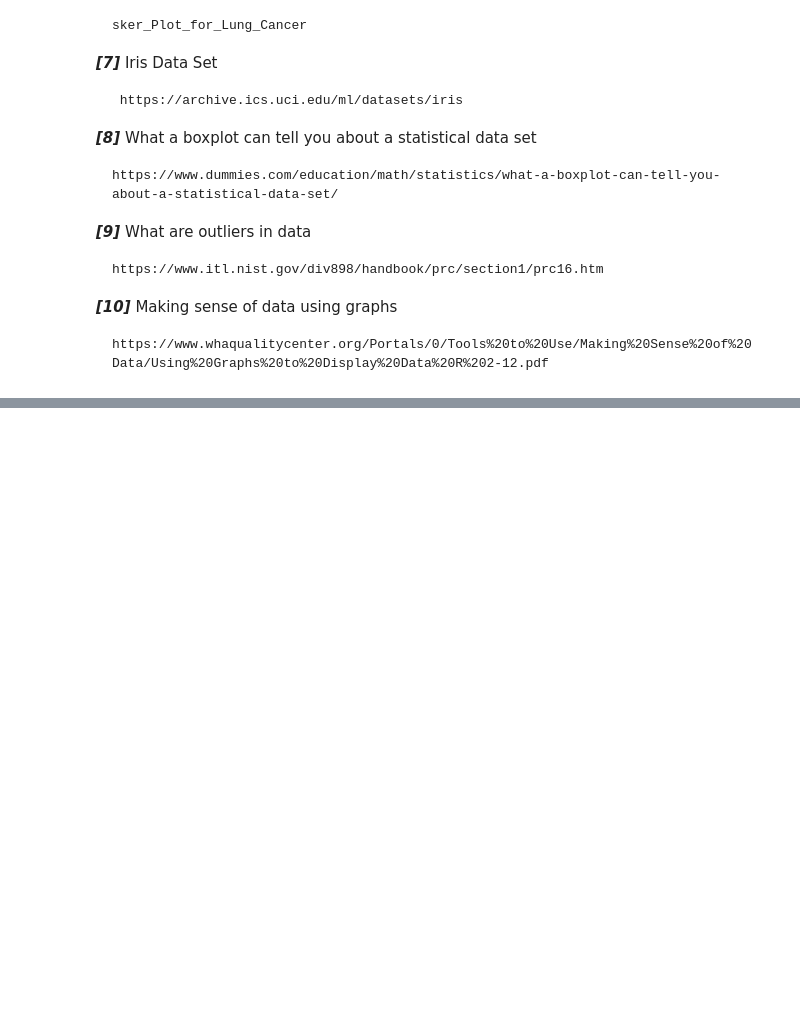
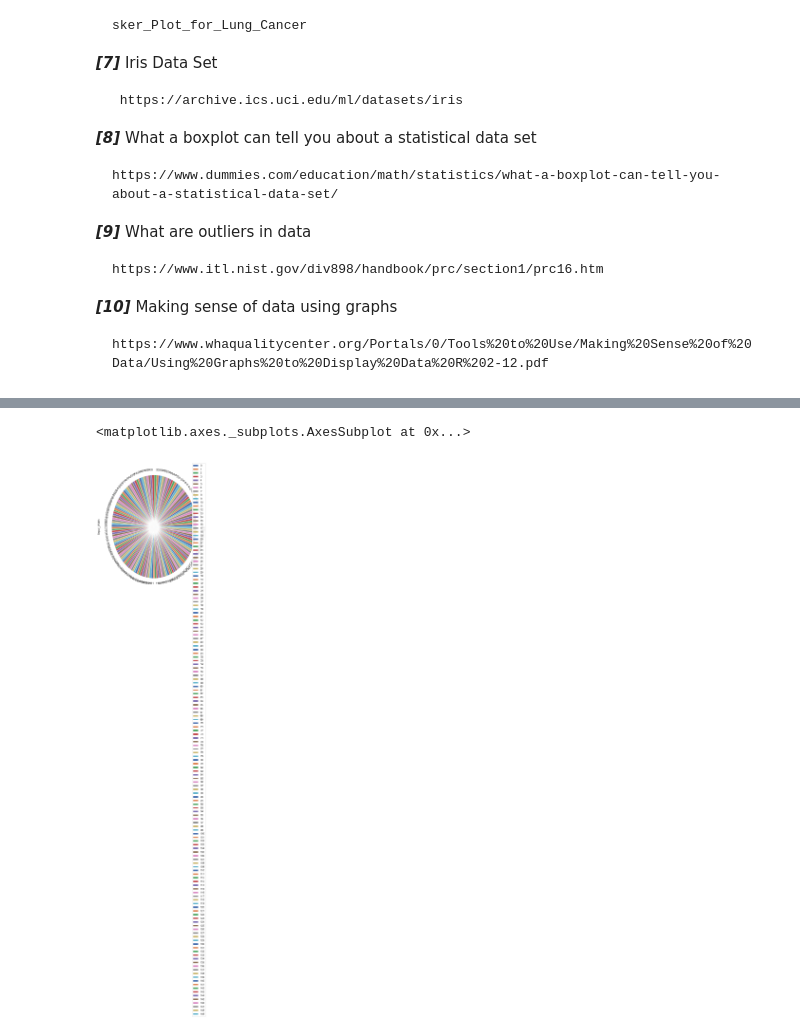
Before and after one commit to ShaunaB93/Fundamentals-of-Data-Analysis-Project, a Jupyter notebook: Fundamentals Project - Box Plots - Rough Work Notebook.ipynb, the cells around one changed output, grey strips where cells are left out. Saved outputs shown, nothing was run; the diff lists cells and outputs as text; code cells hidden in the pictures; blank space fills up the shorter version.

```diff
--- a/Fundamentals Project - Box Plots - Rough Work Notebook.ipynb
+++ b/Fundamentals Project - Box Plots - Rough Work Notebook.ipynb
@@ -393,0 +421,5 @@ The above discussion would indicate that while other graphs can be easier for sp
+# %%
+dataset.plot.pie(y='Sepal_Width', figsize=(8, 10))
+# %% [output]
+<matplotlib.axes._subplots.AxesSubplot at 0x...>
+[figure, added]
```
Also changed, not shown: parts of 9 cells of this notebook.
